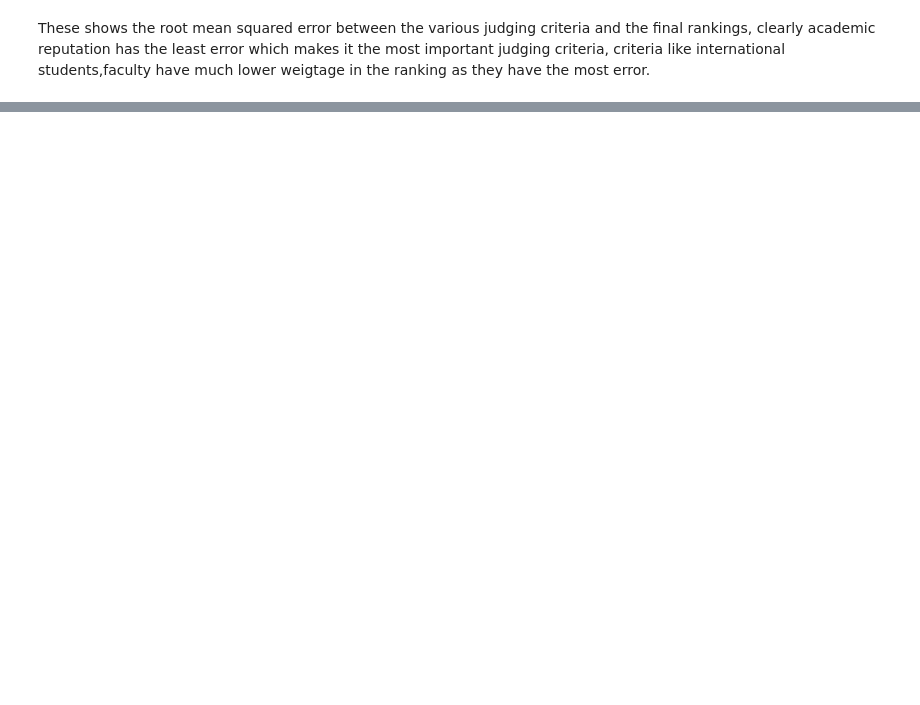
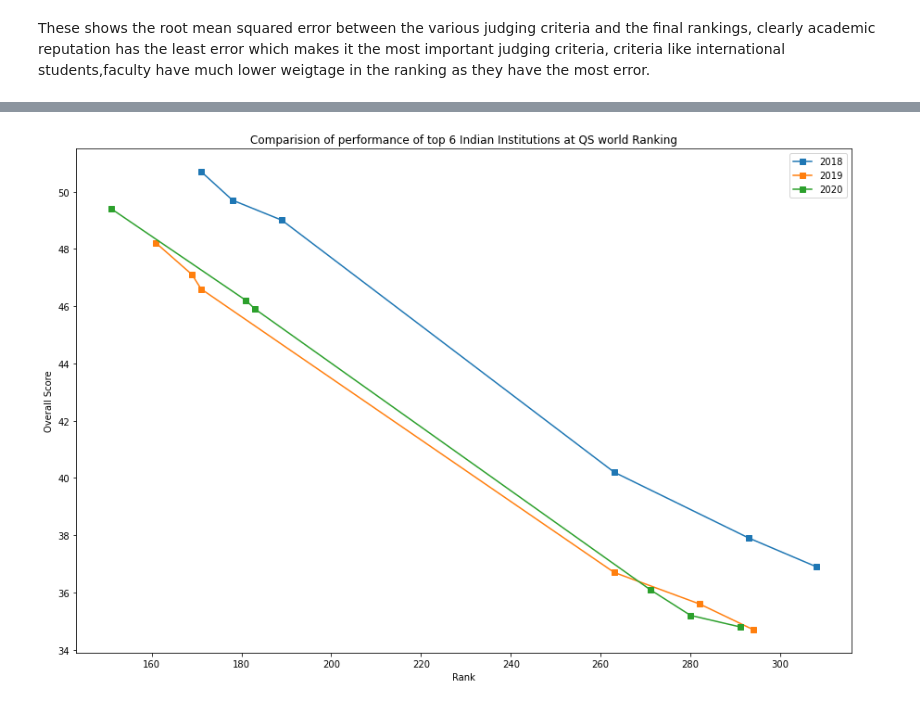
Before and after one commit to kalp121212/DS203_Project, a Jupyter notebook: QS.ipynb, the cells around one changed output, grey strips where cells are left out. Cells and saved outputs as stored; diff of their text form; code cells hidden in the pictures; blank space fills up the shorter version.

```diff
--- a/QS.ipynb
+++ b/QS.ipynb
@@ -114,4 +112,8 @@ See the caveats in the documentation: https://pandas.pydata.org/pandas-docs/stab
 # %%
+df_2018=data_2018.copy()
+df_2019=data_2019.copy()
+df_2020=data_2020.copy()
+
 indexes_2018=[]
 indexes_2019=[]
 indexes_2020=[]
@@ -259,0 +280,19 @@ These shows the root mean squared error between the various judging criteria and
+# %%
+df_2018_india=df_2018.loc[df_2018['Country']=='India'].head(6)
+df_2019_india=df_2019.loc[df_2019['Country']=='India'].head(6)
+df_2020_india=df_2020.loc[df_2020['Country']=='India'].head(6)
+for i in range(6):
+    df_2018_india['Overall Score'].iloc[i]=float(df_2018_india['Overall Score'].iloc[i])
+    df_2019_india['Overall Score'].iloc[i]=float(df_2019_india['Overall Score'].iloc[i])
+    df_2020_india['Overall Score'].iloc[i]=float(df_2020_india['Overall Score'].iloc[i])
+plt.figure(figsize=(15, 10))
+plt.plot(df_2018_india.index,df_2018_india['Overall Score'],'s-',label="2018")
+plt.plot(df_2019_india.index,df_2019_india['Overall Score'],'s-',label="2019")
+plt.plot(df_2020_india.index,df_2020_india['Overall Score'],'s-',label="2020")
+plt.ylabel("Overall Score")
+plt.xlabel("Rank")
+plt.title("Comparision of performance of top 6 Indian Institutions at QS world Ranking")
+plt.legend()
+plt.show()
+# %% [output]
+[figure, added]
```
Also changed, not shown: parts of 5 cells of this notebook.
